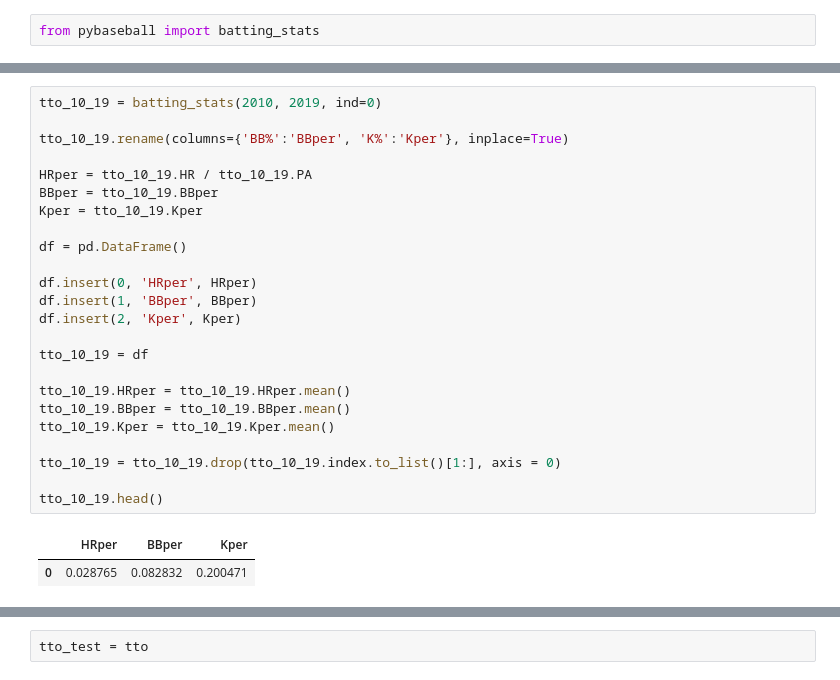
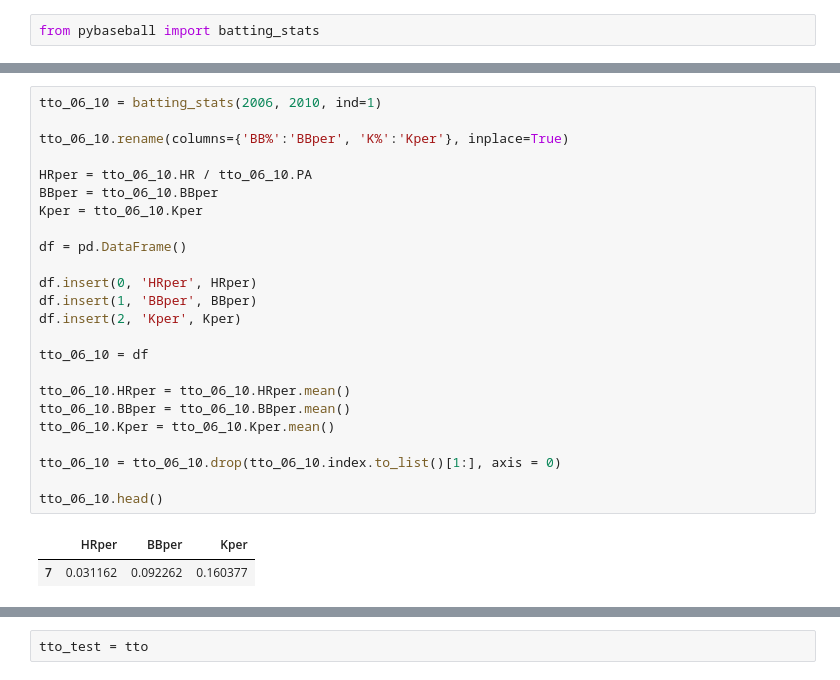
Before and after one commit to Ben-Platt-23/Senior-Project, a Jupyter notebook: statistical_analysis/TTO/tto.ipynb, the cells around one changed output, grey strips where cells are left out. Saved outputs shown, nothing was run; the diff lists cells and outputs as text.

```diff
--- a/statistical_analysis/TTO/tto.ipynb
+++ b/statistical_analysis/TTO/tto.ipynb
@@ -114,27 +195,27 @@ tto_00_09.head()
 # %%
-tto_10_19 = batting_stats(2010, 2019, ind=0)
+tto_06_10 = batting_stats(2006, 2010, ind=1)
 
-tto_10_19.rename(columns={'BB%':'BBper', 'K%':'Kper'}, inplace=True)
+tto_06_10.rename(columns={'BB%':'BBper', 'K%':'Kper'}, inplace=True)
 
-HRper = tto_10_19.HR / tto_10_19.PA
-BBper = tto_10_19.BBper
-Kper = tto_10_19.Kper
+HRper = tto_06_10.HR / tto_06_10.PA
+BBper = tto_06_10.BBper
+Kper = tto_06_10.Kper
 
 df = pd.DataFrame()
 
 df.insert(0, 'HRper', HRper)
 df.insert(1, 'BBper', BBper)
 df.insert(2, 'Kper', Kper)
 
-tto_10_19 = df
+tto_06_10 = df
 
-tto_10_19.HRper = tto_10_19.HRper.mean()
-tto_10_19.BBper = tto_10_19.BBper.mean()
-tto_10_19.Kper = tto_10_19.Kper.mean()
+tto_06_10.HRper = tto_06_10.HRper.mean()
+tto_06_10.BBper = tto_06_10.BBper.mean()
+tto_06_10.Kper = tto_06_10.Kper.mean()
 
-tto_10_19 = tto_10_19.drop(tto_10_19.index.to_list()[1:], axis = 0)
+tto_06_10 = tto_06_10.drop(tto_06_10.index.to_list()[1:], axis = 0)
 
-tto_10_19.head()
+tto_06_10.head()
 # %% [output]
 |  | HRper | BBper | Kper |
-| 0 | 0.028765 | 0.082832 | 0.200471 |
+| 7 | 0.031162 | 0.092262 | 0.160377 |
```
Also changed, not shown: parts of 31 cells of this notebook, 31 other files.
